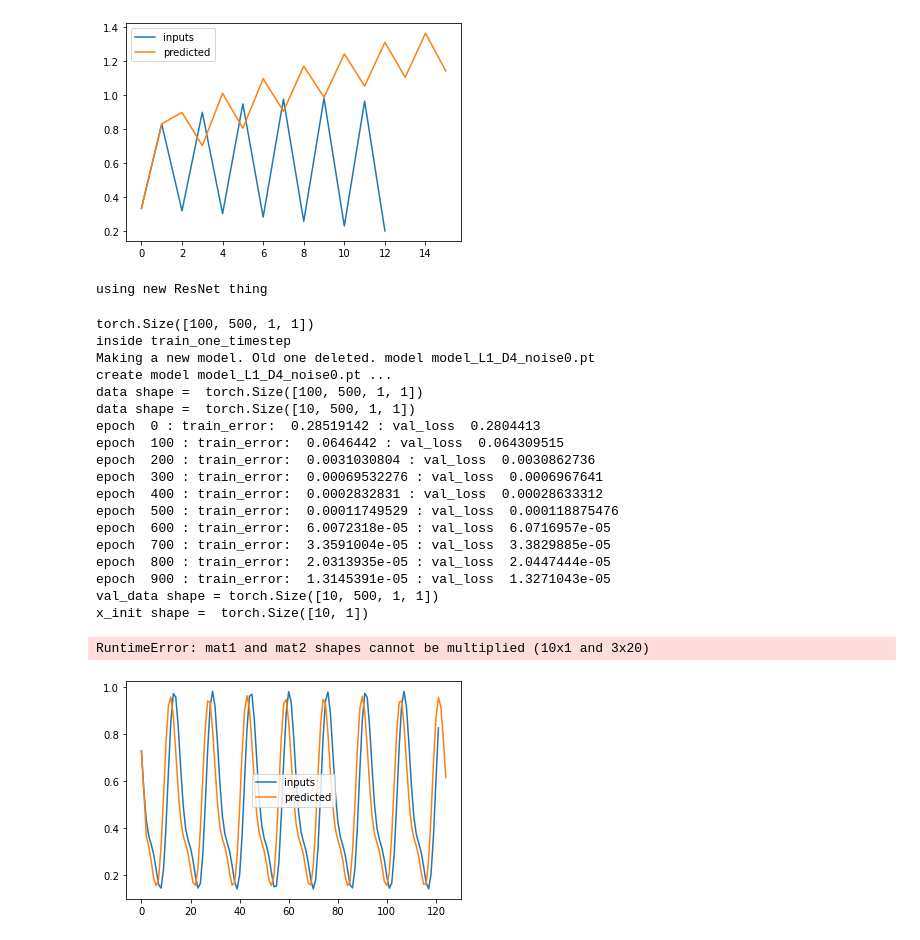
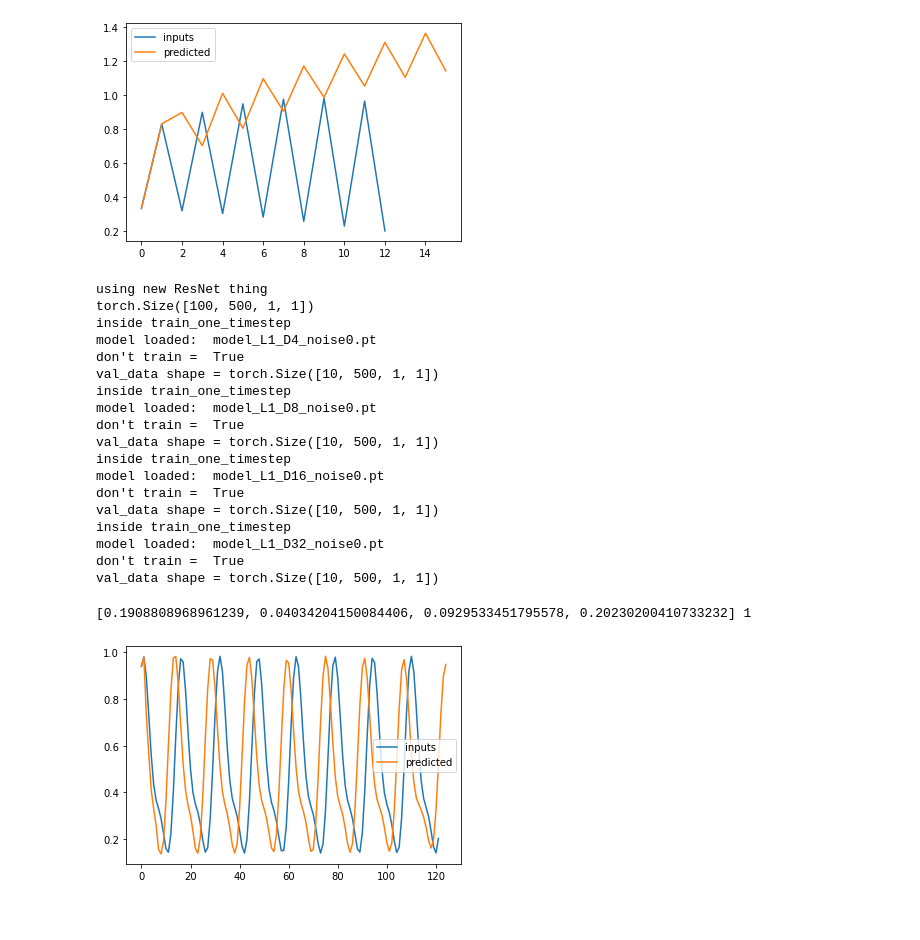
Before and after one commit to KatieJ16/Time_Space_multiscale, a Jupyter notebook: remake/double/toy2a_multiscale_model_fitting-Copy1.ipynb, the cells around one changed output. Drawn from its saved outputs; the diff is of its cells as text; code cells hidden in the pictures.

Commit message:
working on an error measure

```diff
--- a/remake/double/toy2a_multiscale_model_fitting-Copy1.ipynb
+++ b/remake/double/toy2a_multiscale_model_fitting-Copy1.ipynb
@@ -304,10 +304,7 @@ def train_one_timestep(step_size, train_data, val_data=None, test_data=None, cur
             return model_time
     except:
         print('create model {} ...'.format(model_name))
-        inputs, outputs = form_data(train_data, step_size)
-        val_inputs, val_outputs = form_data(val_data, step_size)
-
-        model_time = tnet.ResNet(inputs, outputs,val_inputs, val_outputs,step_size, model_name=model_name)
+        model_time = tnet.ResNet(train_data,val_data,step_size, model_name=model_name)
 
     criterion = torch.nn.MSELoss()
     optimizer = torch.optim.Adam(model_time.parameters())
@@ -440,85 +439,87 @@ def find_best_timestep(train_data, val_data, test_data, current_size, start_k =
 #         x_init = model[0:3].float()
         print("val_data shape =", val_data.shape)
 
-        y_preds = model_time.uni_scale_forecast(val_data[:,0,0].float(), n_steps=n_timesteps-1)
-        mse_all = criterion(val_data[:, 1:, :].float(), y_preds).mean(-1)
+        pred, mse = model_time.predict_mse()
+#         y_preds = model_time.uni_scale_forecast(val_data[:,0,0].float(), n_steps=n_timesteps-1)
+#         mse_all = criterion(val_data[:, 1:, :].float(), y_preds).mean(-1)
 
-        mean = mse_all.mean(0).detach().numpy()
-#         print(mean.shape)
-        mse_less = mean.mean()
-        mse_list.append(mse_less)
+#         mean = mse_all.mean(0).detach().numpy()
+# #         print(mean.shape)
+#         mse_less = mean.mean()
+        mse_list.append(mse)
 
-        print("mse_lowest = ", mse_lowest)
-        print("mse_less= ", mse_less)
+#         print("mse_lowest = ", mse_lowest)
+#         print("mse_less= ", mse_less)
 
-        if (mse_less< mse_lowest) or (math.isnan(mse_lowest)) or (math.isnan(mse_less)):
-            mse_lowest = mse_less
+        if (mse < mse_lowest) or (math.isnan(mse_lowest)) or (math.isnan(mse)):
+            mse_lowest = mse
             idx_lowest = idx
 
     return models, step_sizes, mse_list, idx_lowest, n_forward_list
 #====================================================================================
-# %% [output]
-using new ResNet thing
 # %%
 import ResNet as tnet
 current_size = 1
 print(train_dict[str(current_size)].shape)
 models, step_sizes, mse_list, idx_lowest,n_forward_list = find_best_timestep(train_dict[str(current_size)],
                                                               val_dict[str(current_size)],
-                                                              val_dict[str(current_size)], current_size,model_dir=model_dir, make_new=True, #print_every=100,
-                                                             start_k=2, largest_k = 3)#, dont_train = False)
+                                                              val_dict[str(current_size)], current_size,model_dir=model_dir,# make_new=True, #print_every=100,
+                                                             start_k=2, largest_k = 6)#, dont_train = False)
 # %% [output]
+using new ResNet thing
 torch.Size([100, 500, 1, 1])
 inside train_one_timestep
-Making a new model. Old one deleted. model model_L1_D4_noise0.pt
-create model model_L1_D4_noise0.pt ...
-data shape =  torch.Size([100, 500, 1, 1])
-data shape =  torch.Size([10, 500, 1, 1])
-epoch  0 : train_error:  0.28519142 : val_loss  0.2804413
-epoch  100 : train_error:  0.0646442 : val_loss  0.064309515
-epoch  200 : train_error:  0.0031030804 : val_loss  0.0030862736
-epoch  300 : train_error:  0.00069532276 : val_loss  0.0006967641
-epoch  400 : train_error:  0.0002832831 : val_loss  0.00028633312
-epoch  500 : train_error:  0.00011749529 : val_loss  0.000118875476
-epoch  600 : train_error:  6.0072318e-05 : val_loss  6.0716957e-05
-epoch  700 : train_error:  3.3591004e-05 : val_loss  3.3829885e-05
-epoch  800 : train_error:  2.0313935e-05 : val_loss  2.0447444e-05
-epoch  900 : train_error:  1.3145391e-05 : val_loss  1.3271043e-05
+model loaded:  model_L1_D4_noise0.pt
+don't train =  True
 val_data shape = torch.Size([10, 500, 1, 1])
-x_init shape =  torch.Size([10, 1])
+inside train_one_timestep
+model loaded:  model_L1_D8_noise0.pt
+don't train =  True
+val_data shape = torch.Size([10, 500, 1, 1])
+inside train_one_timestep
+model loaded:  model_L1_D16_noise0.pt
+don't train =  True
+val_data shape = torch.Size([10, 500, 1, 1])
+inside train_one_timestep
+model loaded:  model_L1_D32_noise0.pt
+don't train =  True
+val_data shape = torch.Size([10, 500, 1, 1])
-RuntimeError: mat1 and mat2 shapes cannot be multiplied (10x1 and 3x20)
+# %%
+print(mse_list, idx_lowest)
+# %% [output]
+[0.1908808968961239, 0.04034204150084406, 0.0929533451795578, 0.20230200410733232] 1
 # %%
 def pred_n_plot(data, model):# print(torch.tensor(x[0:1]).unsqueeze(1))
 # inputs = np.zeros((498, 2))
 # inputs = torch.cat((train_dict['1'][0,:-2,0], train_dict['1'][0,1:-1,0]), axis = 1)
     data_smaller = data[:,::step_size]
-    i = 3
+    i = 2
     inputs = torch.cat((data_smaller[i,:-3,0], data_smaller[i,1:-2,0], data_smaller[i,2:-1,0]), axis = 1)
     outputs = data_smaller[i,3:,0]
     # inputs = inputs[::step_size]
     # outputs = outputs[::4]
 
     # inputs = train_dict['1'][0,:-1,0]
     # outputs = train_dict['1'][0,2:,0]
     inputs_first = torch.tensor(inputs[:-1])
     plt.plot(inputs[:,0], label = "inputs")
     # plt.plot(outputs[:,0], label = "outputs")#,'--bo')
     t = 0
     y_pred = model_time(inputs_first[0:3].float())
     y_pred = torch.cat((inputs_first[0:3,0:2].float(),y_pred), axis = 1)
     to_plot = [y_pred.detach().numpy()[0,0]]
     # plt.plot(t,y_pred.detach().numpy()[0,0],'.')
     for i in range(int(498/step_size)):
         y_next = model_time(y_pred)
         y_next = torch.cat((y_pred[:, 1:3],y_next), axis = 1)
         to_plot.append(y_next.detach().numpy()[0,0])
     #     plt.plot(i + 2, y_next.detach().numpy()[0,0],'.')
         y_pred = y_next
     plt.plot(to_plot, label = "predicted")
     plt.legend()
 
-model_time = torch.load('./model_L1_D4_noise0.pt')
-pred_n_plot(val_dict[str(current_size)], model_time)
-pred = model_time.predict_mse()
+# model_time = torch.load('./model_L1_D4_noise0.pt')
+pred_n_plot(val_dict[str(current_size)], models[idx_lowest])
+# pred = model_time.predict_mse()
 # %% [output]
-[figure, old version]
+[figure, new version]
```
Also changed, not shown: parts of 8 cells of this notebook, 1 other file.
